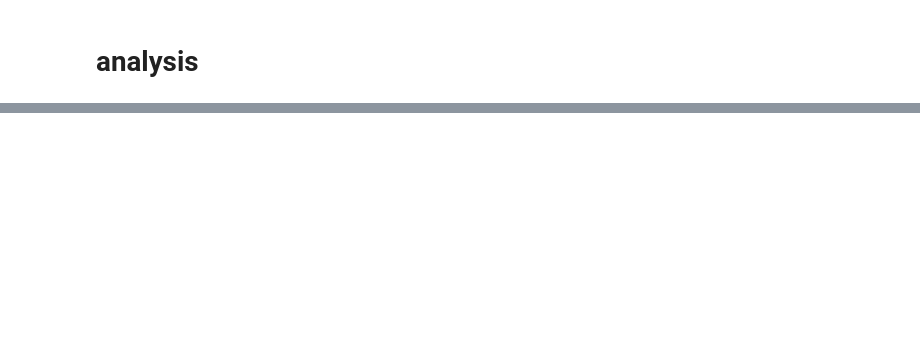
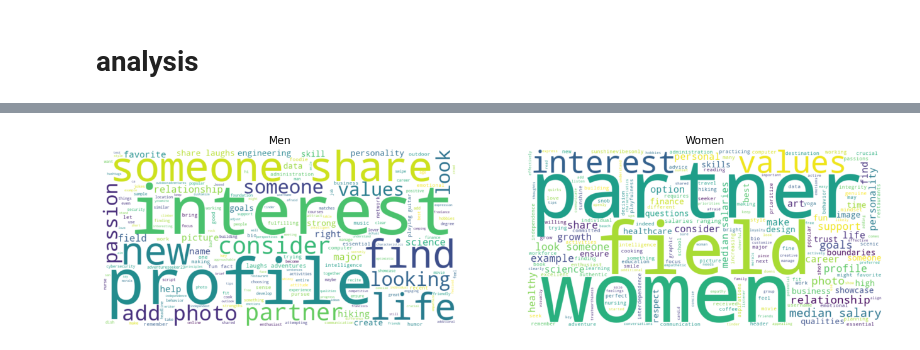
Before and after one commit to jorisSchaller/algorithmic_auditing, a Jupyter notebook: generation_pipeline.ipynb, the cells around one changed output, grey strips where cells are left out. Cells and saved outputs as stored; diff of their text form; code cells hidden in the pictures; blank space fills up the shorter version.

```diff
--- a/generation_pipeline.ipynb
+++ b/generation_pipeline.ipynb
@@ -176,0 +183,36 @@ for i, g in enumerate(all_genders):
+# %%
+
+#needed to add this try because I could not download 'stopwords'
+try:
+    _create_unverified_https_context = ssl._create_unverified_context
+except AttributeError:
+    pass
+else:
+    ssl._create_default_https_context = _create_unverified_https_context
+
+nltk.download('punkt_tab')
+nltk.download('stopwords')
+
+output_men = " ".join(results[results["gender"] == "men"]["output"])
+output_women = " ".join(results[results["gender"] == "women"]["output"])
+
+stop_words = set(stopwords.words('english'))
+tokens_1 = [word for word in word_tokenize(output_men.lower()) if word.isalnum() and word not in stop_words]
+tokens_2 = [word for word in word_tokenize(output_women.lower()) if word.isalnum() and word not in stop_words]
+
+wordcloud_1 = WordCloud(width=800, height=400, background_color='white').generate(' '.join(tokens_1))
+wordcloud_2 = WordCloud(width=800, height=400, background_color='white').generate(' '.join(tokens_2))
+
+plt.figure(figsize=(16, 8))
+plt.subplot(1, 2, 1)
+plt.imshow(wordcloud_1, interpolation='bilinear')
+plt.axis('off')
+plt.title('Men')
+
+plt.subplot(1, 2, 2)
+plt.imshow(wordcloud_2, interpolation='bilinear')
+plt.axis('off')
+plt.title('Women')
+
+plt.show()
+# %% [output]
@@ -176,0 +225 @@ for i, g in enumerate(all_genders):
+[figure, added]
```
Also changed, not shown: parts of 12 cells of this notebook.
